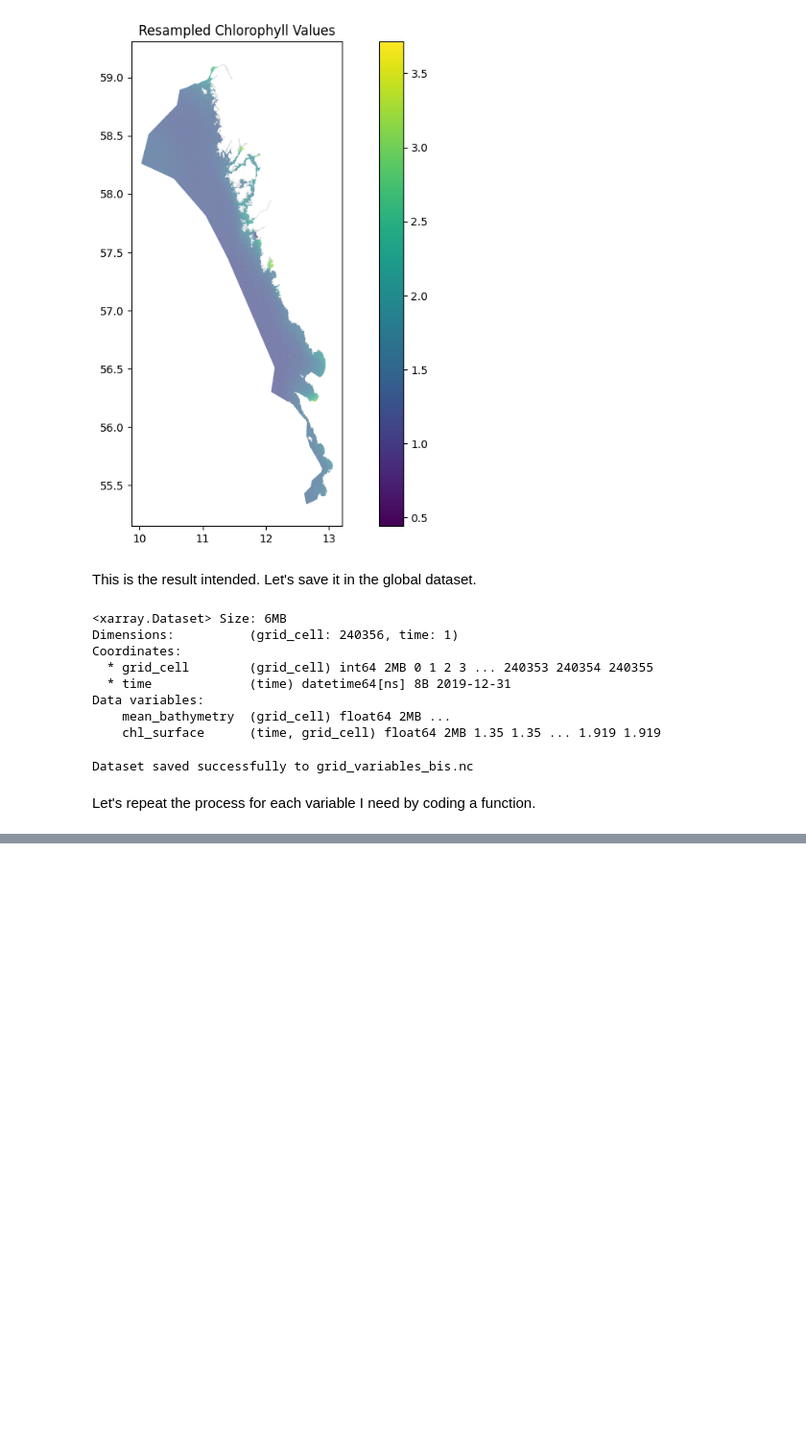
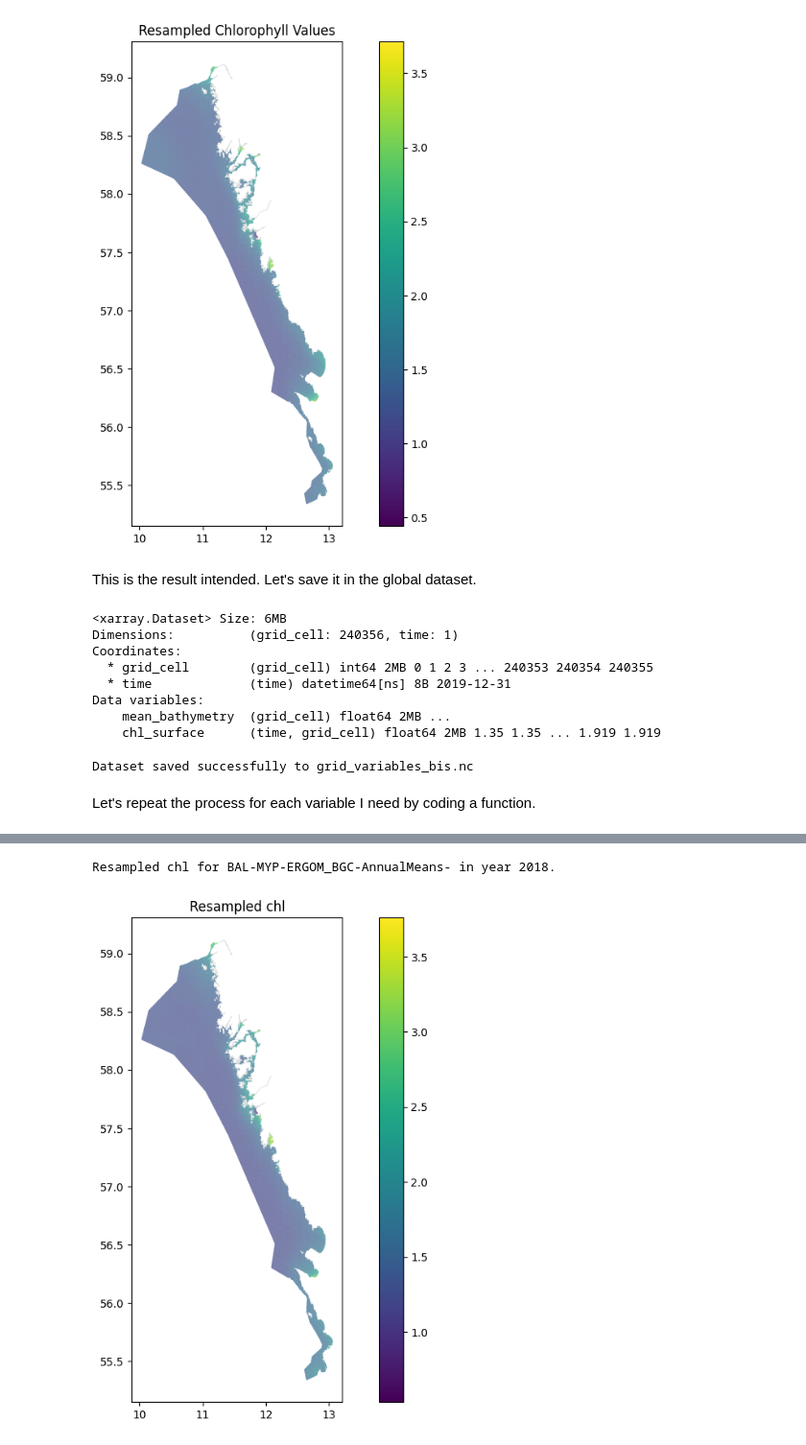
Before and after one commit to Mistra-C2B2/Angiosperms-model, a Jupyter notebook: 02.3_Resampling.ipynb, the cells around one changed output, grey strips where cells are left out. Shown at 96% size. Cells and saved outputs as stored; diff of their text form; code cells hidden in the pictures; blank space fills up the shorter version.

```diff
--- a/02.3_Resampling.ipynb
+++ b/02.3_Resampling.ipynb
@@ -456,0 +515,48 @@ for year in range (2015, 2024):
+# %%
+ds_name = 'BAL-MYP-ERGOM_BGC-AnnualMeans-'
+var_list = var_list_BGC
+ds = xr.open_dataset(f"{ds_name}{year}.nc")
+
+if 'depth' in ds.dims:
+    dim_depth = True
+else:
+    dim_depth = False
+
+lon = ds.lon.values
+lat = ds.lat.values
+
+# Flip latitude if needed so it goes from high to low
+if lat[0] < lat[-1]:
+    lat = lat[::-1]
+
+    # Here, just note that lat is flipped for affine calculation and zonal stats
+
+pixel_width = (lon[-1] - lon[0]) / (len(lon) - 1)
+pixel_height = (lat[0] - lat[-1]) / (len(lat) - 1)  # Note: positive value
+
+transform = Affine(
+    pixel_width,
+    0,
+    lon[0],
+    0,
+    -pixel_height,
+    lat[0]
+)
+variable_name = 'chl'  # Example variable name, change as needed
+# %%
+resampled_var = resample_variable(variable_name, year, ds, clipped_grid_4326, dim_depth, transform, flip_var)
+print(f"Resampled {variable_name} for {ds_name} in year {year}.")
+# %% [output]
+Resampled chl for BAL-MYP-ERGOM_BGC-AnnualMeans- in year 2018.
+# %%
+# Plot to verify
+fig, ax = plt.subplots(figsize=(12, 8))
+clipped_grid_4326.plot(column=variable_name,
+                    cmap='viridis',
+                    legend=True,
+                    missing_kwds={'color': 'lightgrey'},
+                    ax=ax)
+ax.set_title(f'Resampled {variable_name}')
+plt.show()
+# %% [output]
+[figure, added]
```
Also changed, not shown: parts of 13 cells of this notebook, 2 other files.
